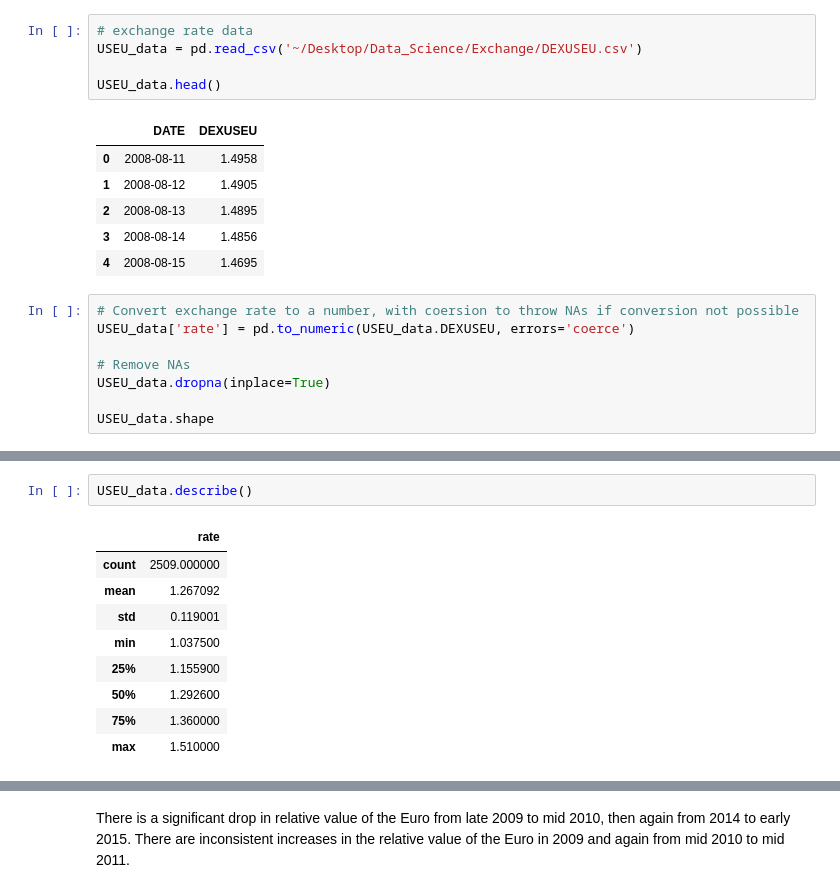
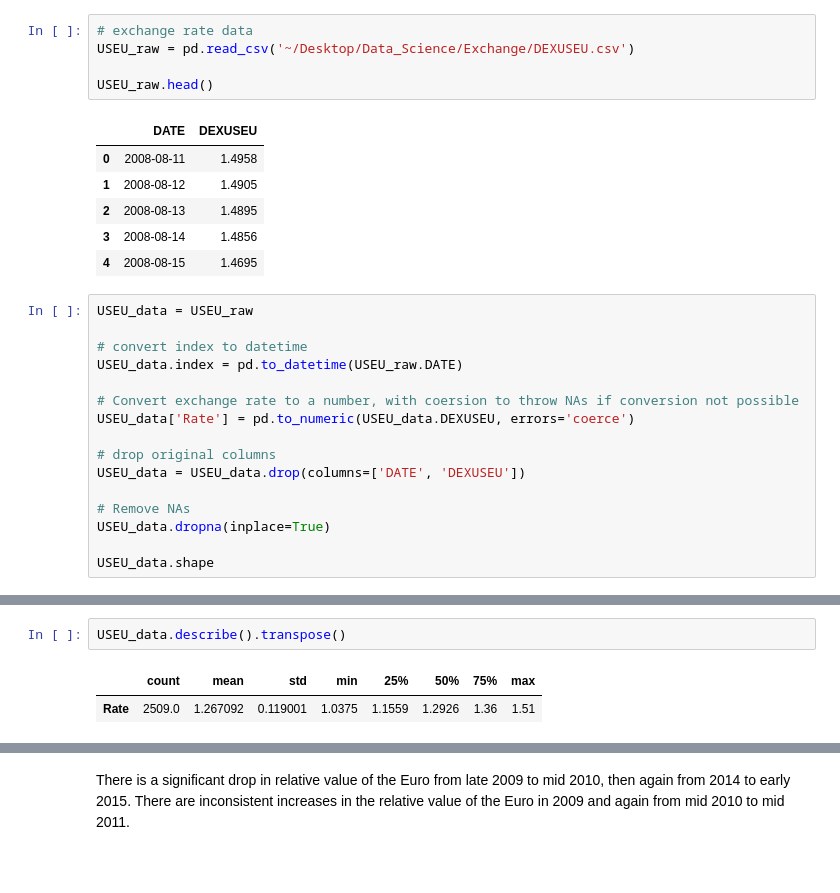
Before and after one commit to mbeckmanssf/Thinkful, a Jupyter notebook: Capstone/Notebook.ipynb, the cells around one changed output, grey strips where cells are left out. Saved outputs shown, nothing was run; the diff lists cells and outputs as text; blank space fills up the shorter version.

```diff
--- a/Capstone/Notebook.ipynb
+++ b/Capstone/Notebook.ipynb
@@ -14,9 +14,9 @@ import matplotlib.pyplot as plt
 Exchange rate for US Dollars to Euros from August 2008 through August 2018 as found at https://fred.stlouisfed.org/series/DEXUSEU
 # %%
 # exchange rate data
-USEU_data = pd.read_csv('~/Desktop/Data_Science/Exchange/DEXUSEU.csv')
+USEU_raw = pd.read_csv('~/Desktop/Data_Science/Exchange/DEXUSEU.csv')
 
-USEU_data.head()
+USEU_raw.head()
 # %% [output]
 |  | DATE | DEXUSEU |
 | 0 | 2008-08-11 | 1.4958 |
@@ -25,8 +25,16 @@ USEU_data.head()
 | 3 | 2008-08-14 | 1.4856 |
 | 4 | 2008-08-15 | 1.4695 |
 # %%
+USEU_data = USEU_raw
+
+# convert index to datetime
+USEU_data.index = pd.to_datetime(USEU_raw.DATE)
+
 # Convert exchange rate to a number, with coersion to throw NAs if conversion not possible
-USEU_data['rate'] = pd.to_numeric(USEU_data.DEXUSEU, errors='coerce')
+USEU_data['Rate'] = pd.to_numeric(USEU_data.DEXUSEU, errors='coerce')
+
+# drop original columns
+USEU_data = USEU_data.drop(columns=['DATE', 'DEXUSEU'])
 
 # Remove NAs
 USEU_data.dropna(inplace=True)
@@ -37,15 +55,8 @@ USEU_data.shape
 # %%
-USEU_data.describe()
+USEU_data.describe().transpose()
 # %% [output]
-|  | rate |
-| count | 2509.000000 |
-| mean | 1.267092 |
-| std | 0.119001 |
-| min | 1.037500 |
-| 25% | 1.155900 |
-| 50% | 1.292600 |
-| 75% | 1.360000 |
-| max | 1.510000 |
+|  | count | mean | std | min | 25% | 50% | 75% | max |
+| Rate | 2509.0 | 1.267092 | 0.119001 | 1.0375 | 1.1559 | 1.2926 | 1.36 | 1.51 |
 # %%
 plt.figure(figsize=(15, 5))
 
```
Also changed, not shown: parts of 7 cells of this notebook.
